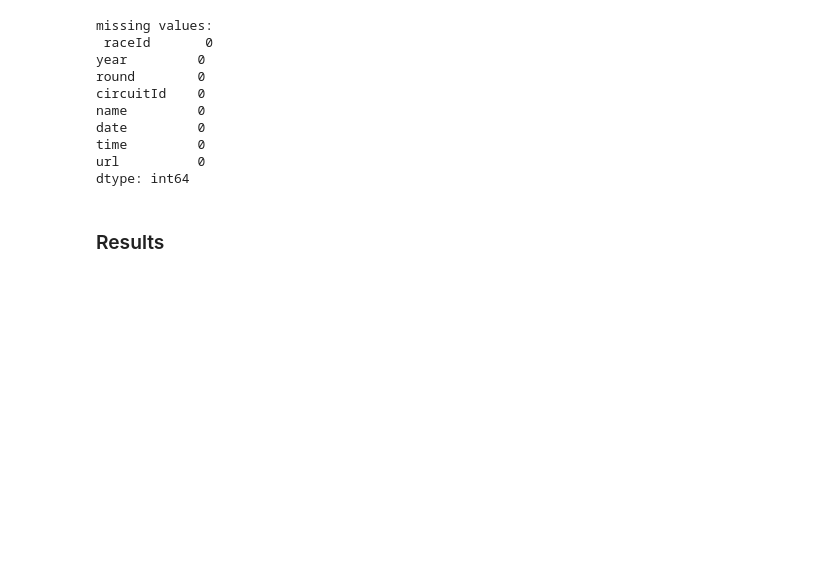
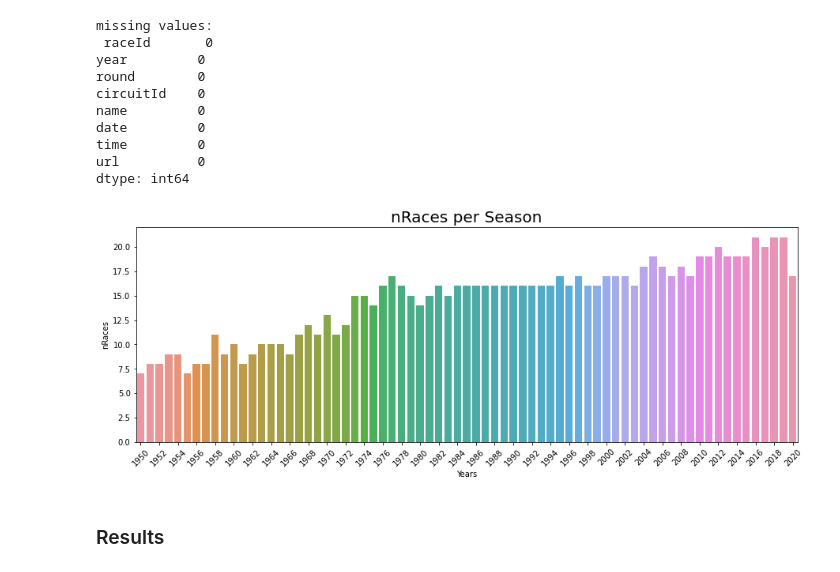
Before and after one commit to juankasv99/APC-F1RacePredictions, a Jupyter notebook: Untitled.ipynb, the cells around one changed output. Saved outputs shown, nothing was run; the diff lists cells and outputs as text; code cells hidden in the pictures; blank space fills up the shorter version.

```diff
--- a/Untitled.ipynb
+++ b/Untitled.ipynb
@@ -156,6 +156,37 @@ date         0
 time         0
 url          0
 dtype: int64
+# %%
+rounds = []
+for season in np.array(racesDF.year.unique()):
+    rounds.append([season, list(racesDF[racesDF.year == season]["round"])])
+rounds.sort()
+
+countRounds = racesDF.groupby('year').round.max().reset_index()['round'].tolist()
+yearRounds = racesDF.groupby('year').round.max().reset_index()['year'].tolist()
+# %%
+"""fig = plt.figure(figsize=(12,5))
+plt.title("nRaces per Season")
+ax = fig.add_axes([0,0,1,1])
+ax.bar(yearRounds,countRounds)
+plt.show()"""
+
+fig_dims=(15,5)
+fig, ax = plt.subplots(figsize=fig_dims)
+sns.barplot(yearRounds,countRounds)
+plt.xlabel("Years")
+plt.ylabel("nRaces")
+plt.title("nRaces per Season", fontsize=20)
+
+xticks=ax.xaxis.get_major_ticks()
+for i in range(len(xticks)):
+    if i%2!=0:
+        xticks[i].set_visible(False)
+
+
+ax.set_xticklabels(yearRounds,rotation=45);
+# %% [output]
+[figure, added]
 # %% [markdown]
 ### Results
 # %%
```
Also changed, not shown: parts of 3 cells of this notebook, 1 other file.
